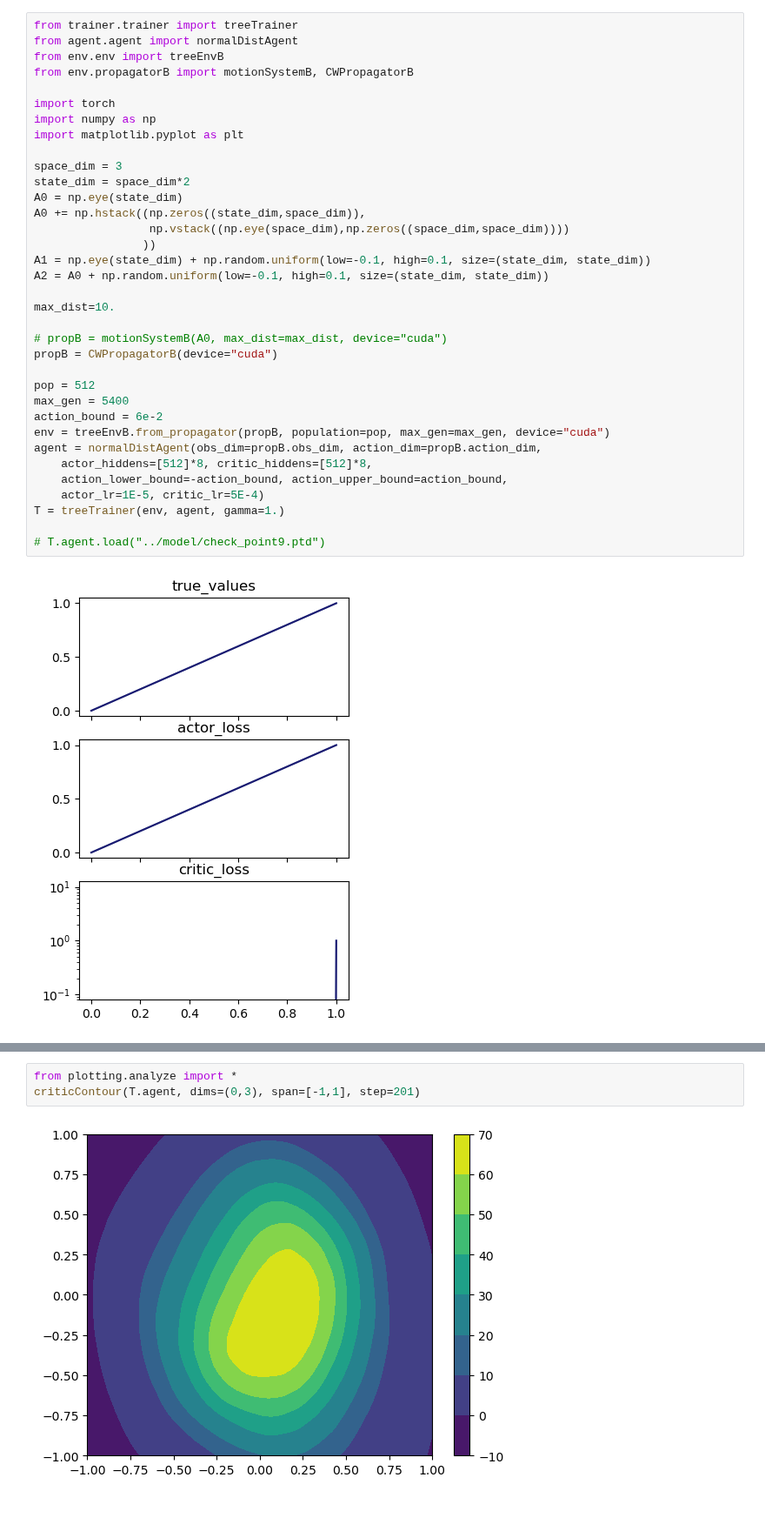
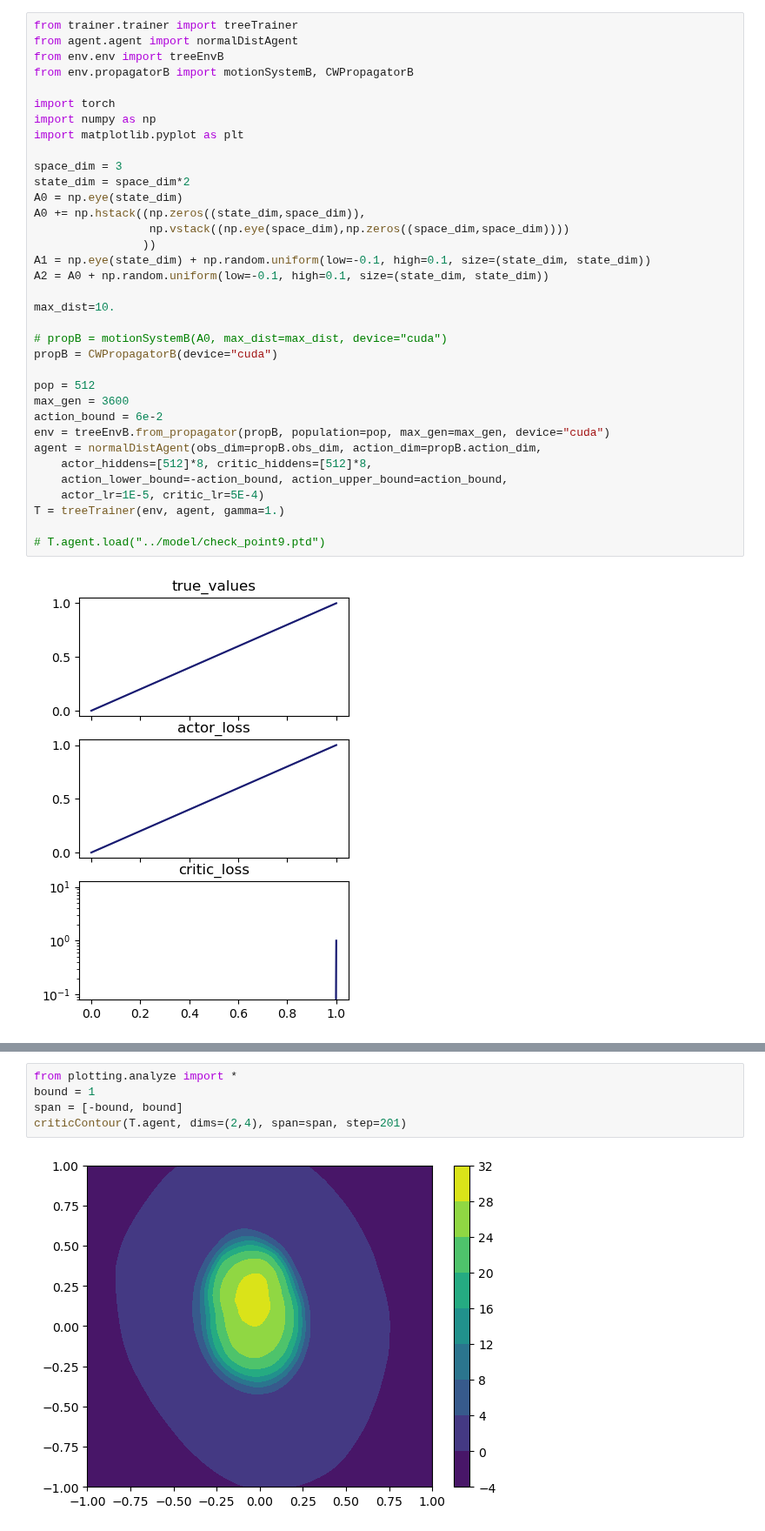
Before and after one commit to liziyao99/multi-debris-avoidance, a Jupyter notebook: test.ipynb, the cells around one changed output, grey strips where cells are left out. Shown at 87% size. Saved outputs shown, nothing was run; the diff lists cells and outputs as text.

```diff
--- a/test.ipynb
+++ b/test.ipynb
@@ -23,7 +23,7 @@ max_dist=10.
 propB = CWPropagatorB(device="cuda")
 
 pop = 512
-max_gen = 5400
+max_gen = 3600
 action_bound = 6e-2
 env = treeEnvB.from_propagator(propB, population=pop, max_gen=max_gen, device="cuda")
 agent = normalDistAgent(obs_dim=propB.obs_dim, action_dim=propB.action_dim,
@@ -85,5 +66,7 @@ plt.show()
 # %%
 from plotting.analyze import *
-criticContour(T.agent, dims=(0,3), span=[-1,1], step=201)
+bound = 1
+span = [-bound, bound]
+criticContour(T.agent, dims=(2,4), span=span, step=201)
 # %% [output]
-[figure, old version]
+[figure, new version]
```
Also changed, not shown: parts of 5 cells of this notebook, 9 other files.
